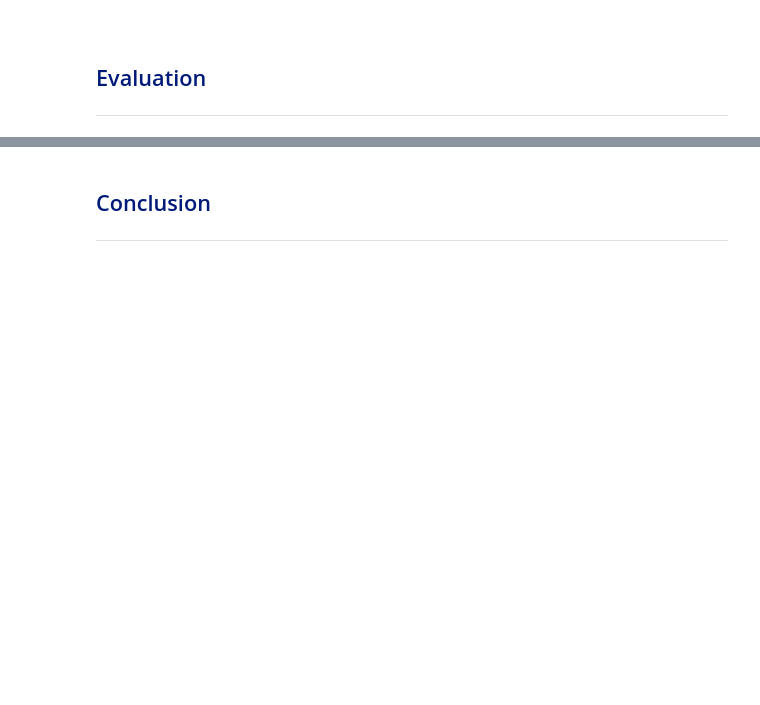
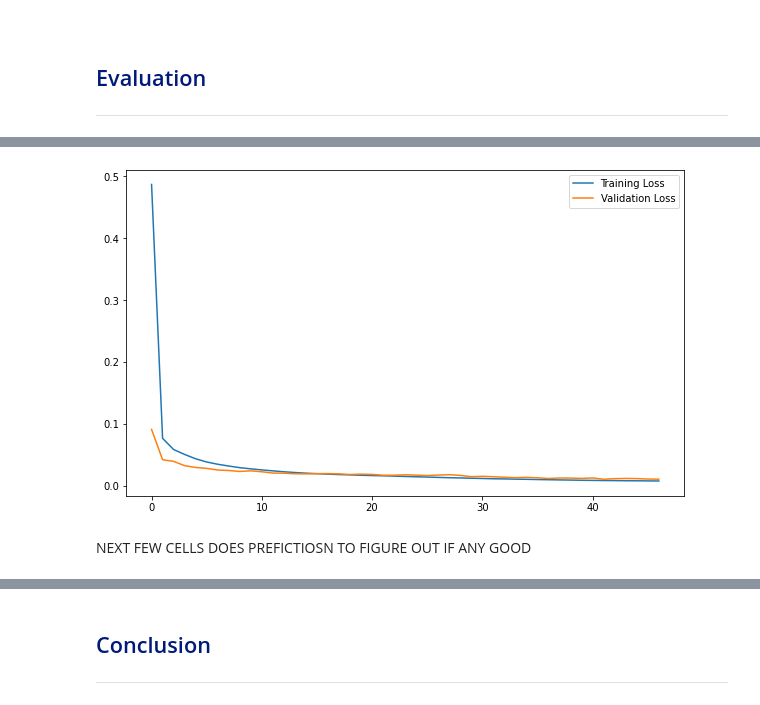
Before and after one commit to SarahMcN25/machine_stastics_assessment, a Jupyter notebook: anomaly-detection.ipynb, the cells around one changed output, grey strips where cells are left out. Drawn from its saved outputs; the diff is of its cells as text; code cells hidden in the pictures; blank space fills up the shorter version.

```diff
--- a/anomaly-detection.ipynb
+++ b/anomaly-detection.ipynb
@@ -774,0 +819,16 @@ Now both our data and model have been trained. The next step is the evaluation p
+# %%
+# Plot the history of loss
+# LOOK INTO HISTORY LOSS
+
+#
+fig, ax = plt.subplots(figsize=(10, 6))
+#
+ax.plot(history.history["loss"], label="Training Loss") # TWO LABELS RELEVENT
+#
+ax.plot(history.history["val_loss"], label="Validation Loss")
+#
+ax.legend();
+# %% [output]
+[figure, added]
+# %% [markdown]
+NEXT FEW CELLS DOES PREFICTIOSN TO FIGURE OUT IF ANY GOOD
```
Also changed, not shown: parts of 25 cells of this notebook.
